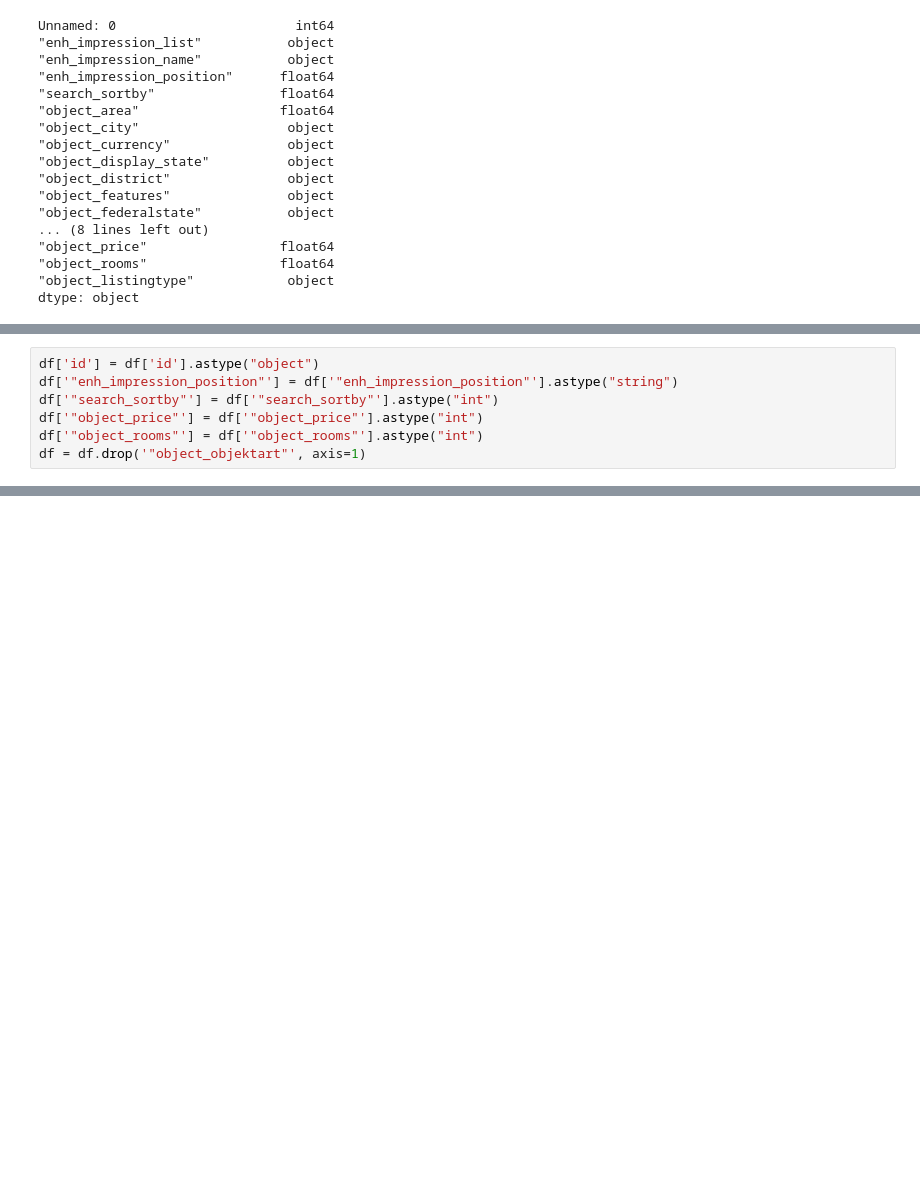
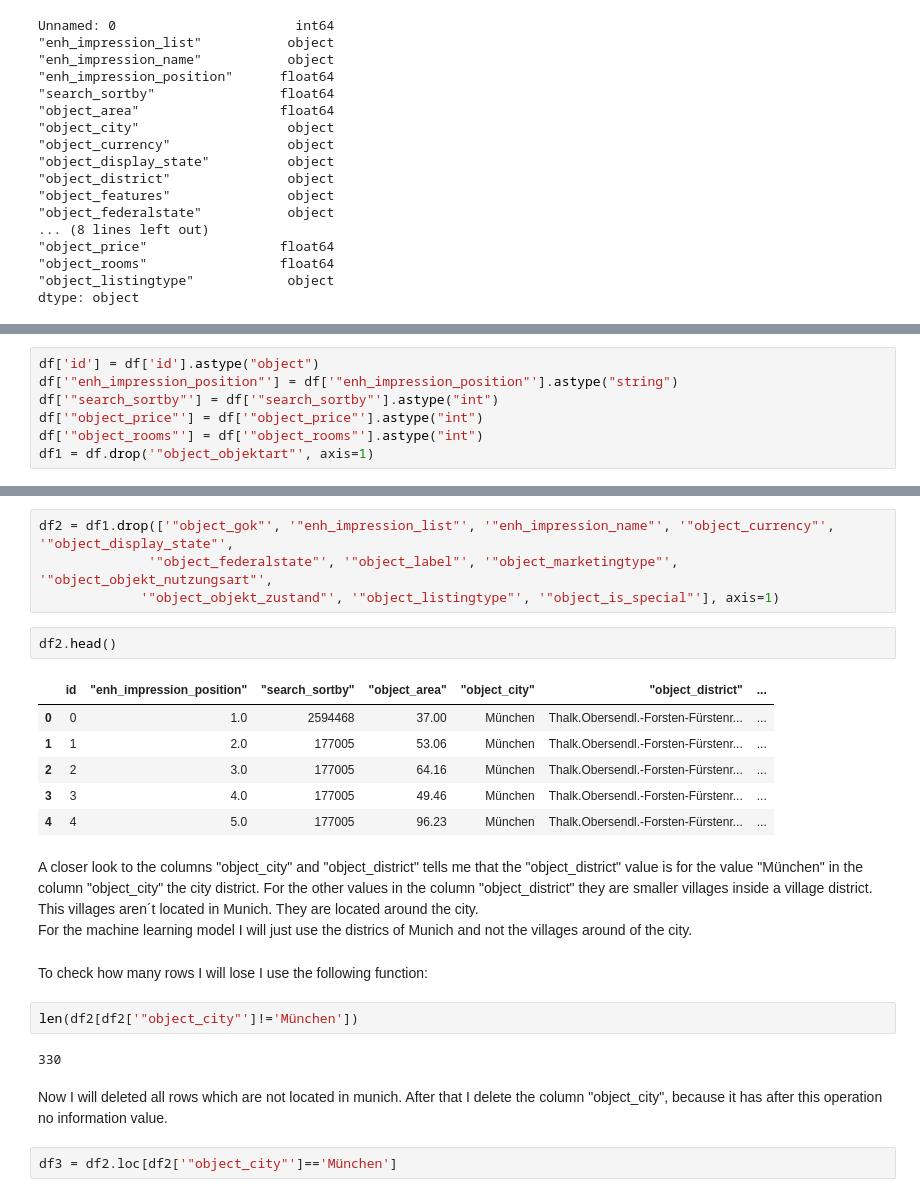
Before and after one commit to maximkiesel1/Machine_Learning_Rent_Prediction, a Jupyter notebook: Know_Your_Rent_Muc_Part_Two_EDA.ipynb, the cells around one changed output, grey strips where cells are left out. Saved outputs shown, nothing was run; the diff lists cells and outputs as text; blank space fills up the shorter version.

```diff
--- a/Know_Your_Rent_Muc_Part_Two_EDA.ipynb
+++ b/Know_Your_Rent_Muc_Part_Two_EDA.ipynb
@@ -59,5 +61,5 @@ df['"enh_impression_position"'] = df['"enh_impression_position"'].astype("string
 df['"search_sortby"'] = df['"search_sortby"'].astype("int")
 df['"object_price"'] = df['"object_price"'].astype("int")
 df['"object_rooms"'] = df['"object_rooms"'].astype("int")
-df = df.drop('"object_objektart"', axis=1)
+df1 = df.drop('"object_objektart"', axis=1)
 # %%
@@ -82,0 +119,26 @@ dtype: object
+# %%
+df2 = df1.drop(['"object_gok"', '"enh_impression_list"', '"enh_impression_name"', '"object_currency"', '"object_display_state"',
+              '"object_federalstate"', '"object_label"', '"object_marketingtype"', '"object_objekt_nutzungsart"',
+             '"object_objekt_zustand"', '"object_listingtype"', '"object_is_special"'], axis=1)
+# %%
+df2.head()
+# %% [output]
+|  | id | "enh_impression_position" | "search_sortby" | "object_area" | "object_city" | "object_district" | ... |
+| 0 | 0 | 1.0 | 2594468 | 37.00 | München | Thalk.Obersendl.-Forsten-Fürstenr... | ... |
+| 1 | 1 | 2.0 | 177005 | 53.06 | München | Thalk.Obersendl.-Forsten-Fürstenr... | ... |
+| 2 | 2 | 3.0 | 177005 | 64.16 | München | Thalk.Obersendl.-Forsten-Fürstenr... | ... |
+| 3 | 3 | 4.0 | 177005 | 49.46 | München | Thalk.Obersendl.-Forsten-Fürstenr... | ... |
+| 4 | 4 | 5.0 | 177005 | 96.23 | München | Thalk.Obersendl.-Forsten-Fürstenr... | ... |
+# %% [markdown]
+A closer look to the columns "object_city" and "object_district" tells me that the "object_district" value is for the value "München" in the column "object_city" the city district. For the other values in the column "object_district" they are smaller villages inside a village district. This villages aren´t located in Munich. They are located around the city.
+For the machine learning model I will just use the districs of Munich and not the villages around of the city.
+# %% [markdown]
+To check how many rows I will lose I use the following function:
+# %%
+len(df2[df2['"object_city"']!='München'])
+# %% [output]
+330
+# %% [markdown]
+Now I will deleted all rows which are not located in munich. After that I delete the column "object_city", because it has after this operation no information value.
+# %%
+df3 = df2.loc[df2['"object_city"']=='München']
```
Also changed, not shown: parts of 43 cells of this notebook.
